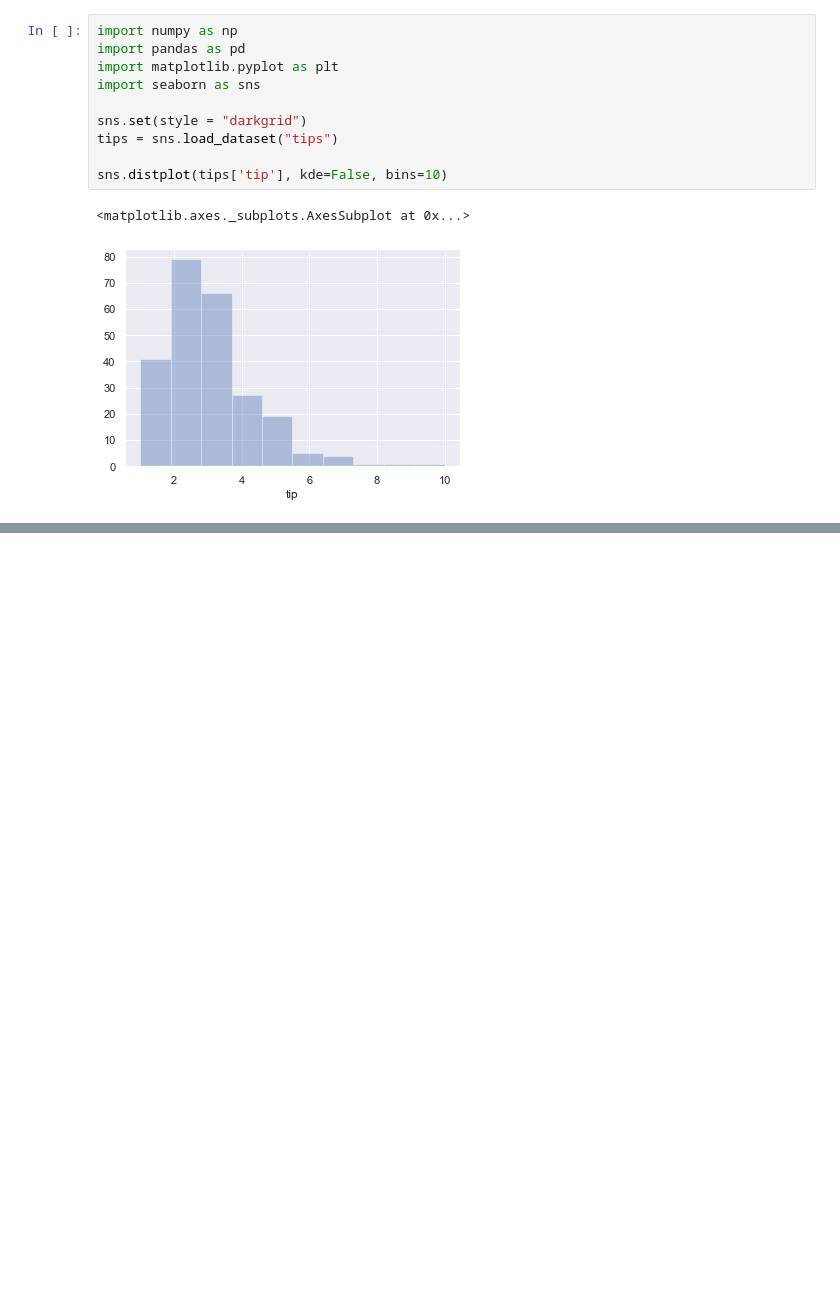
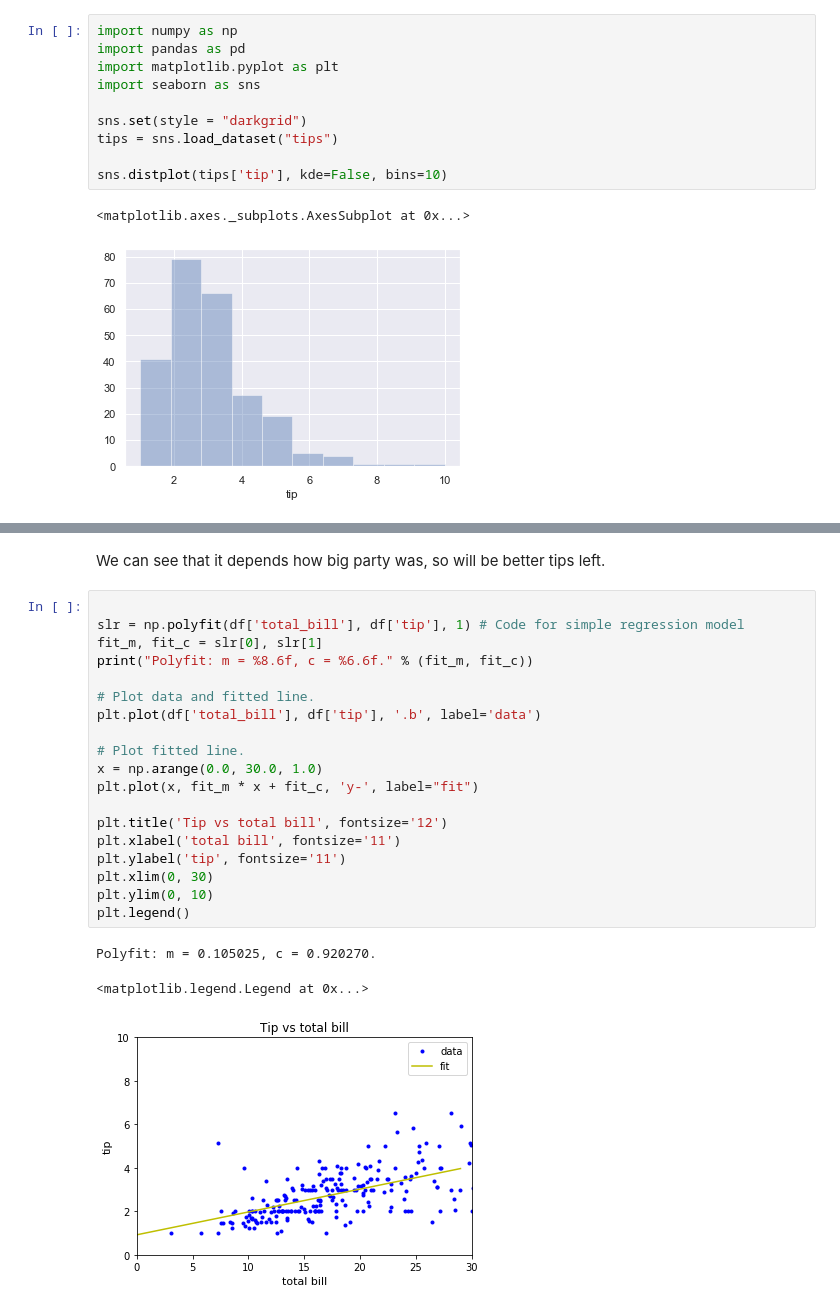
Before and after one commit to rituteval/Fundamentals-assesments, a Jupyter notebook: Tips data set.ipynb, the cells around one changed output, grey strips where cells are left out. Drawn from its saved outputs; the diff is of its cells as text; blank space fills up the shorter version.

```diff
--- a/Tips data set.ipynb
+++ b/Tips data set.ipynb
@@ -251,0 +273,25 @@ sns.distplot(tips['tip'], kde=False, bins=10)
+# %% [markdown]
+We can see that it depends how big party was, so will be better tips left.
+# %%
+
+slr = np.polyfit(df['total_bill'], df['tip'], 1) # Code for simple regression model
+fit_m, fit_c = slr[0], slr[1]
+print("Polyfit: m = %8.6f, c = %6.6f." % (fit_m, fit_c))
+
+# Plot data and fitted line.
+plt.plot(df['total_bill'], df['tip'], '.b', label='data')
+
+# Plot fitted line.
+x = np.arange(0.0, 30.0, 1.0)
+plt.plot(x, fit_m * x + fit_c, 'y-', label="fit")
+
+plt.title('Tip vs total bill', fontsize='12')
+plt.xlabel('total bill', fontsize='11')
+plt.ylabel('tip', fontsize='11')
+plt.xlim(0, 30)
+plt.ylim(0, 10)
+plt.legend()
+# %% [output]
+Polyfit: m = 0.105025, c = 0.920270.
+<matplotlib.legend.Legend at 0x...>
+[figure, added]
```
Also changed, not shown: parts of 9 cells of this notebook.
